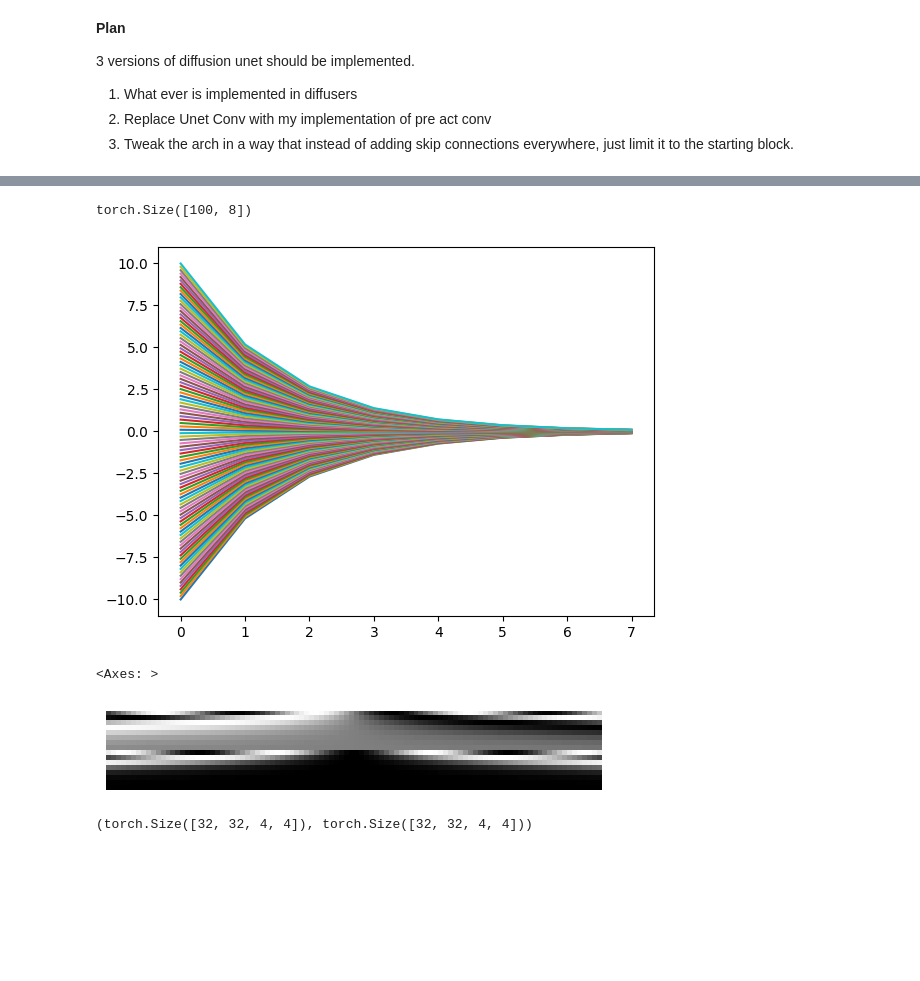
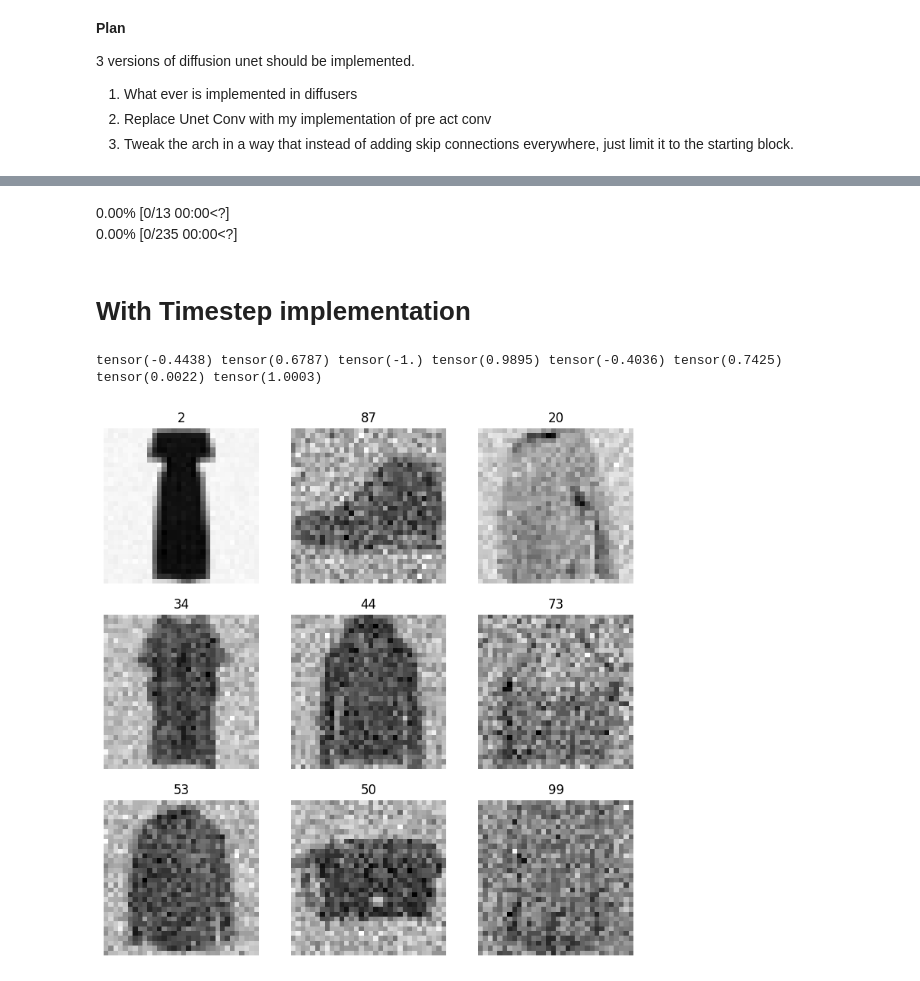
Before and after one commit to pranay8297/fastaip2, a Jupyter notebook: Diffusion_v1.ipynb, the cells around one changed output, grey strips where cells are left out. Cells and saved outputs as stored; diff of their text form; code cells hidden in the pictures; blank space fills up the shorter version.

```diff
--- a/Diffusion_v1.ipynb
+++ b/Diffusion_v1.ipynb
@@ -412,30 +396,25 @@ plt.plot(points)
-# %%
-points_dist = tsteps[:, None] * points[None, :].exp()
-points_dist.shape
-# %% [output]
-torch.Size([100, 8])
-# %%
-for i in points_dist: plt.plot(i)
-# %% [output]
-[figure, removed]
-# %%
-tembs = torch.cat((torch.sin(points_dist), torch.cos(points_dist)), dim = 1)
-show_image(tembs.T)
-# %% [output]
-<Axes: >
-[figure, removed]
+# %%
+learner.fit(epochs)
+# %% [output]
+0.00% [0/13 00:00<?]
+0.00% [0/235 00:00<?]
+# %% [markdown]
+# With Timestep implementation
 # %%
 def get_tembs(nsteps, nemb = 32, max_steps = 1000):
   tsteps = torch.linspace(-10, 10, nsteps)
   points = -1*math.log(max_steps) * torch.linspace(0, 1, nemb//2)
   points_dist = tsteps[:, None] * points[None, :].exp()
   return torch.cat((torch.sin(points_dist), torch.cos(points_dist)), dim = 1)
-# %%
-a = torch.randn(32, 64, 4, 4)
-x, y = a.chunk(2, dim = 1)
-x.shape, y.shape
-# %% [output]
-(torch.Size([32, 32, 4, 4]), torch.Size([32, 32, 4, 4]))
+# %%
+x, y = next(iter(dls.train))
+x = x[:16]
+(xout, t), y = noisify_img(DDPMPrep(n_steps = 100, beta_max=0.01), x)
+print(x.mean(), x.std(), x.min(), x.max(), xout.mean(), xout.std(), y.mean(), y.std())
+show_images(xout[:9], titles= [str(i.item()) for i in t[:9]])
+# %% [output]
+tensor(-0.4438) tensor(0.6787) tensor(-1.) tensor(0.9895) tensor(-0.4036) tensor(0.7425) tensor(0.0022) tensor(1.0003)
+[figure, added]
 # %%
 class EmbResBlock(nn.Module):
   def __init__(self, ni, nf, n_emb, kernel_size = 3, stride = 1, act = nn.SiLU, norm = nn.BatchNorm2d):
```
Also changed, not shown: parts of 33 cells of this notebook.
